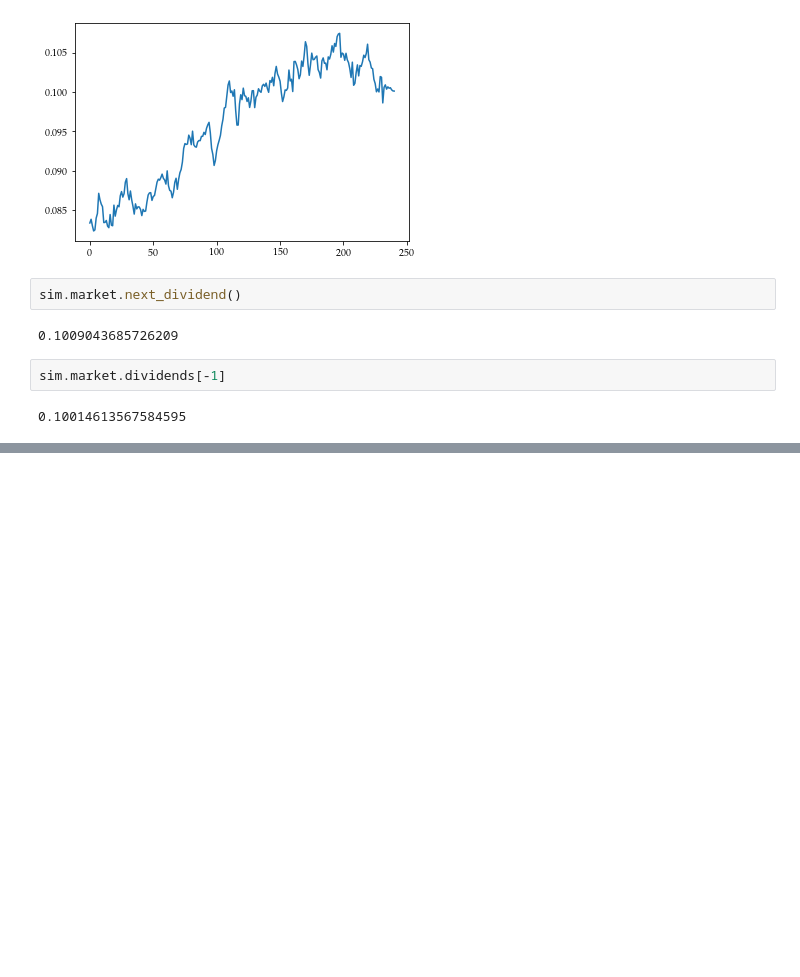
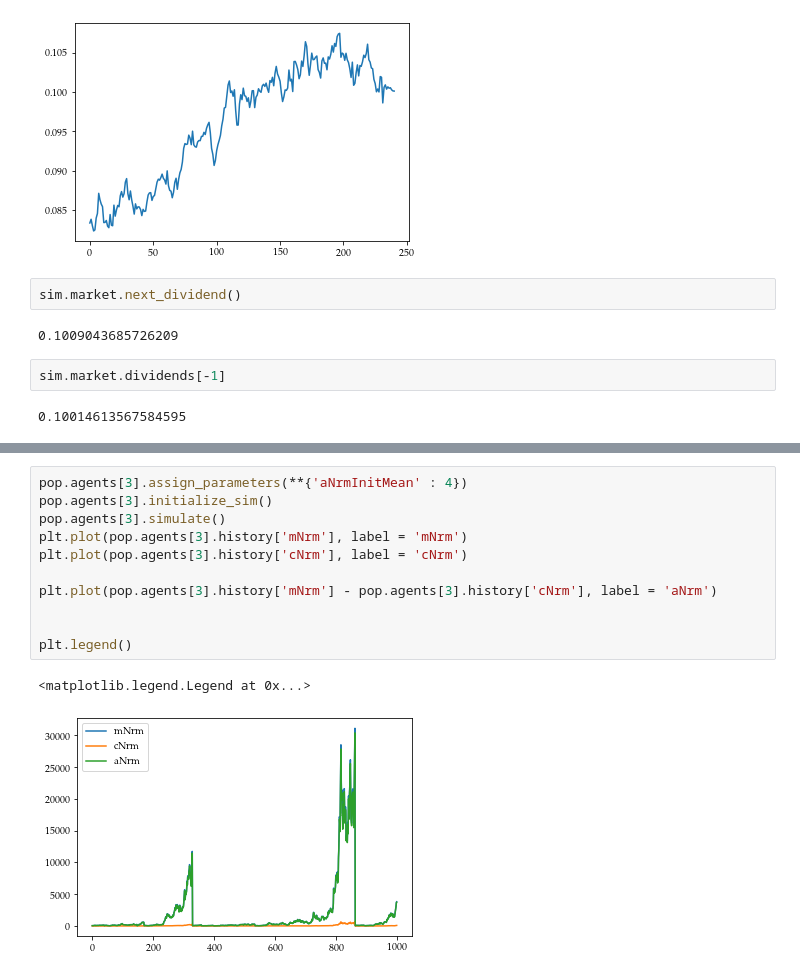
Before and after one commit to sbenthall/SHARKFin, a Jupyter notebook: simulate/Run Basic Simulation.ipynb, the cells around one changed output, grey strips where cells are left out. Cells and saved outputs as stored; diff of their text form; blank space fills up the shorter version.

```diff
--- a/simulate/Run Basic Simulation.ipynb
+++ b/simulate/Run Basic Simulation.ipynb
@@ -245,0 +249,14 @@ mean([sim.market.next_dividend() / sim.market.dividends[-1] for i in range(10000
+# %%
+pop.agents[3].assign_parameters(**{'aNrmInitMean' : 4})
+pop.agents[3].initialize_sim()
+pop.agents[3].simulate()
+plt.plot(pop.agents[3].history['mNrm'], label = 'mNrm')
+plt.plot(pop.agents[3].history['cNrm'], label = 'cNrm')
+
+plt.plot(pop.agents[3].history['mNrm'] - pop.agents[3].history['cNrm'], label = 'aNrm')
+
+
+plt.legend()
+# %% [output]
+<matplotlib.legend.Legend at 0x...>
+[figure, added]
```
Also changed, not shown: parts of 16 cells of this notebook.
